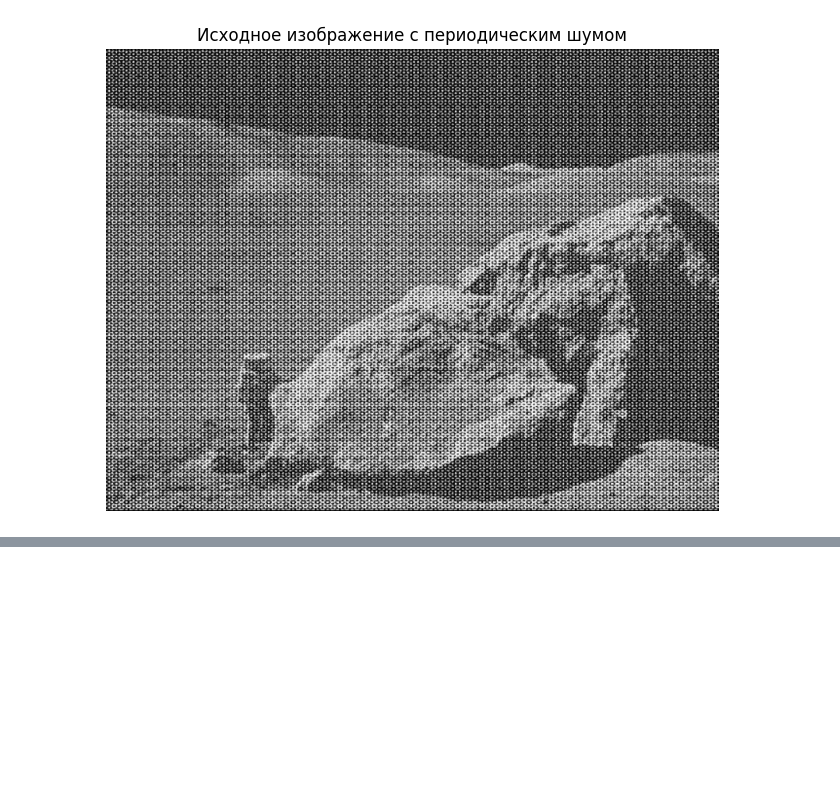
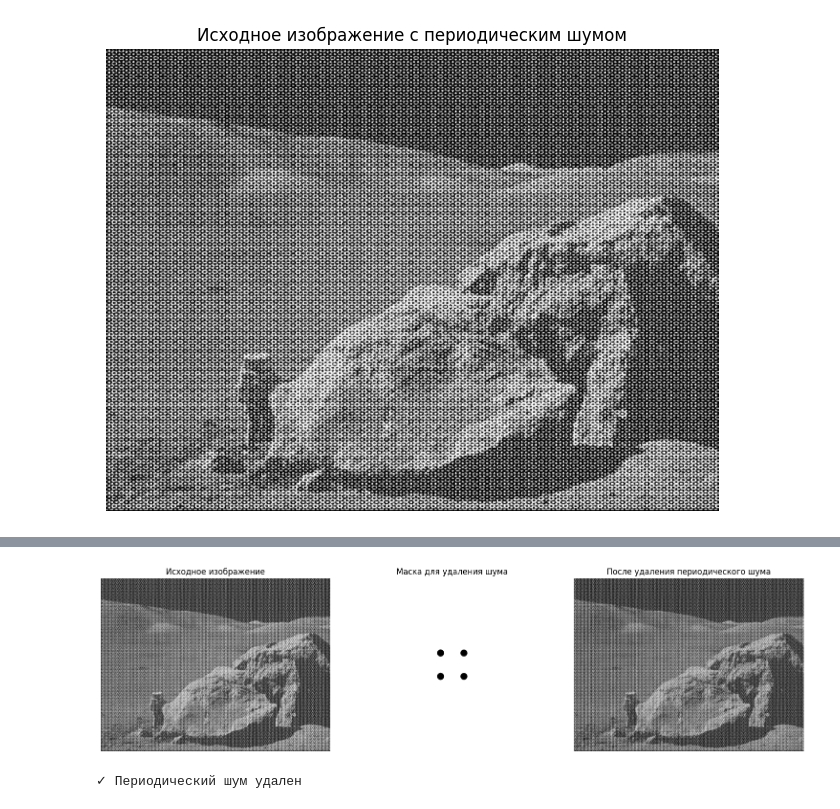
Before and after one commit to bizi2/image-processing, a Jupyter notebook: dz5/de_ip_5.ipynb, the cells around one changed output, grey strips where cells are left out. Saved outputs shown, nothing was run; the diff lists cells and outputs as text; code cells hidden in the pictures; blank space fills up the shorter version.

```diff
--- a/dz5/de_ip_5.ipynb
+++ b/dz5/de_ip_5.ipynb
@@ -36,2 +37,49 @@ print("На спектре видны яркие точки - это часто
 На спектре видны яркие точки - это частоты периодического шума
+# %%
+# Создание маски для удаления периодического шума
+rows, cols = img.shape
+crow, ccol = rows // 2, cols // 2
+mask = np.ones((rows, cols), np.uint8)
+
+# Зануляем частоты шума (4 симметричные точки)
+r = 12   # радиус выреза
+d = 40   # смещение от центра
+
+for dy in [-d, d]:
+    for dx in [-d, d]:
+        cv2.circle(mask, (ccol + dx, crow + dy), r, 0, -1)
+
+# Применяем маску
+fshift_filtered = fshift * mask
+
+# Обратное преобразование Фурье
+f_ishift = np.fft.ifftshift(fshift_filtered)
+img_filtered = np.fft.ifft2(f_ishift)
+img_filtered = np.abs(img_filtered)
+
+# Визуализация результатов
+plt.figure(figsize=(15, 5))
+
+plt.subplot(1, 3, 1)
+plt.imshow(img, cmap='gray')
+plt.title("Исходное изображение")
+plt.axis('off')
+
+plt.subplot(1, 3, 2)
+plt.imshow(mask, cmap='gray')
+plt.title("Маска для удаления шума")
+plt.axis('off')
+
+plt.subplot(1, 3, 3)
+plt.imshow(img_filtered, cmap='gray')
+plt.title("После удаления периодического шума")
+plt.axis('off')
+
+plt.tight_layout()
+plt.show()
+
+print("✓ Периодический шум удален")
+# %% [output]
+[figure, added]
+✓ Периодический шум удален
 # %%
```
Also changed, not shown: parts of 4 cells of this notebook, 3 other files.
